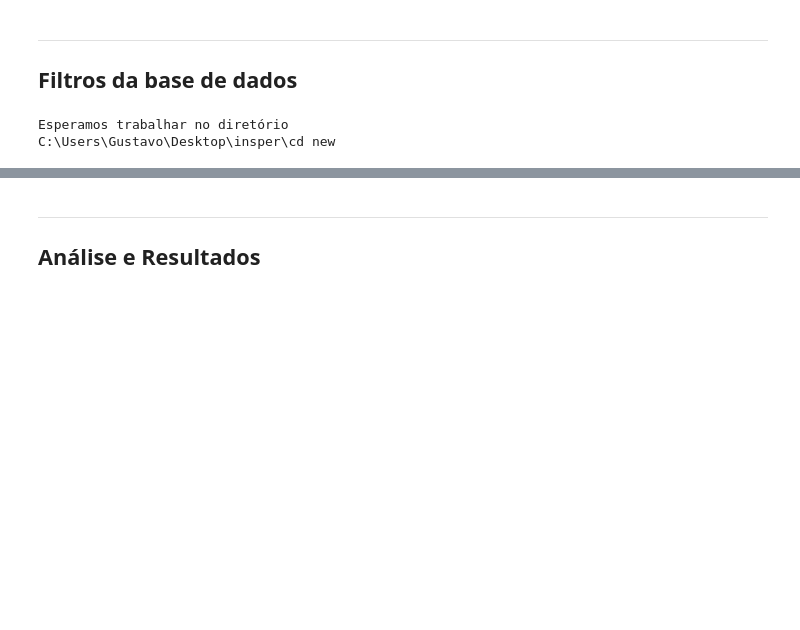
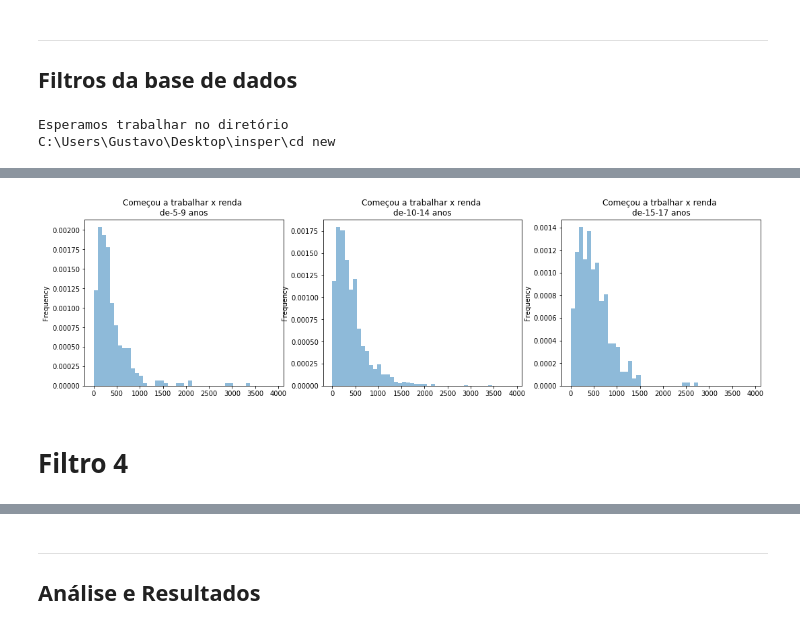
Before and after one commit to gubenites/CD-DP, a Jupyter notebook: Projeto1 Layout.ipynb, the cells around one changed output, grey strips where cells are left out. Saved outputs shown, nothing was run; the diff lists cells and outputs as text; code cells hidden in the pictures; blank space fills up the shorter version.

```diff
--- a/Projeto1 Layout.ipynb
+++ b/Projeto1 Layout.ipynb
@@ -91,0 +36,8 @@ dr
+# %%
+infoM = pd.DataFrame({
+    'regioes' : info.UF,
+    'começou_trabalhar' : info.V9891,
+    'rede_de_ensino' : info.V6002,
+    'renda' : info.V4750,
+    'anos_de_estudo' : info.V4803
+})
@@ -91,0 +134,12 @@ dr
+# %%
+dr2 = pd.crosstab([infoM.começou_trabalhar],[infoM.renda])
+plt.subplot(231)
+pt1 = infoM.renda[infoM.começou_trabalhar=='5-9 anos'].plot.hist(bins=faixa,title='Começou a trabalhar x renda \nde-5-9 anos',normed=1,alpha=0.5,figsize = (14,10) )
+plt.subplot(232)
+pt2 = infoM.renda[infoM.começou_trabalhar=='10-14 anos'].plot.hist(bins=faixa,title='Começou a trabalhar x renda \nde-10-14 anos',normed=1,alpha=0.5,figsize = (16,10))
+plt.subplot(233)
+pt3 = infoM.renda[infoM.começou_trabalhar=='15-17 anos'].plot.hist(bins=faixa,title='Começou a trbalhar x renda \nde-15-17 anos',normed=1,alpha=0.5,figsize = (18,10))
+# %% [output]
+[figure, added]
+# %% [markdown]
+# Filtro 4
```
Also changed, not shown: parts of 27 cells of this notebook.
